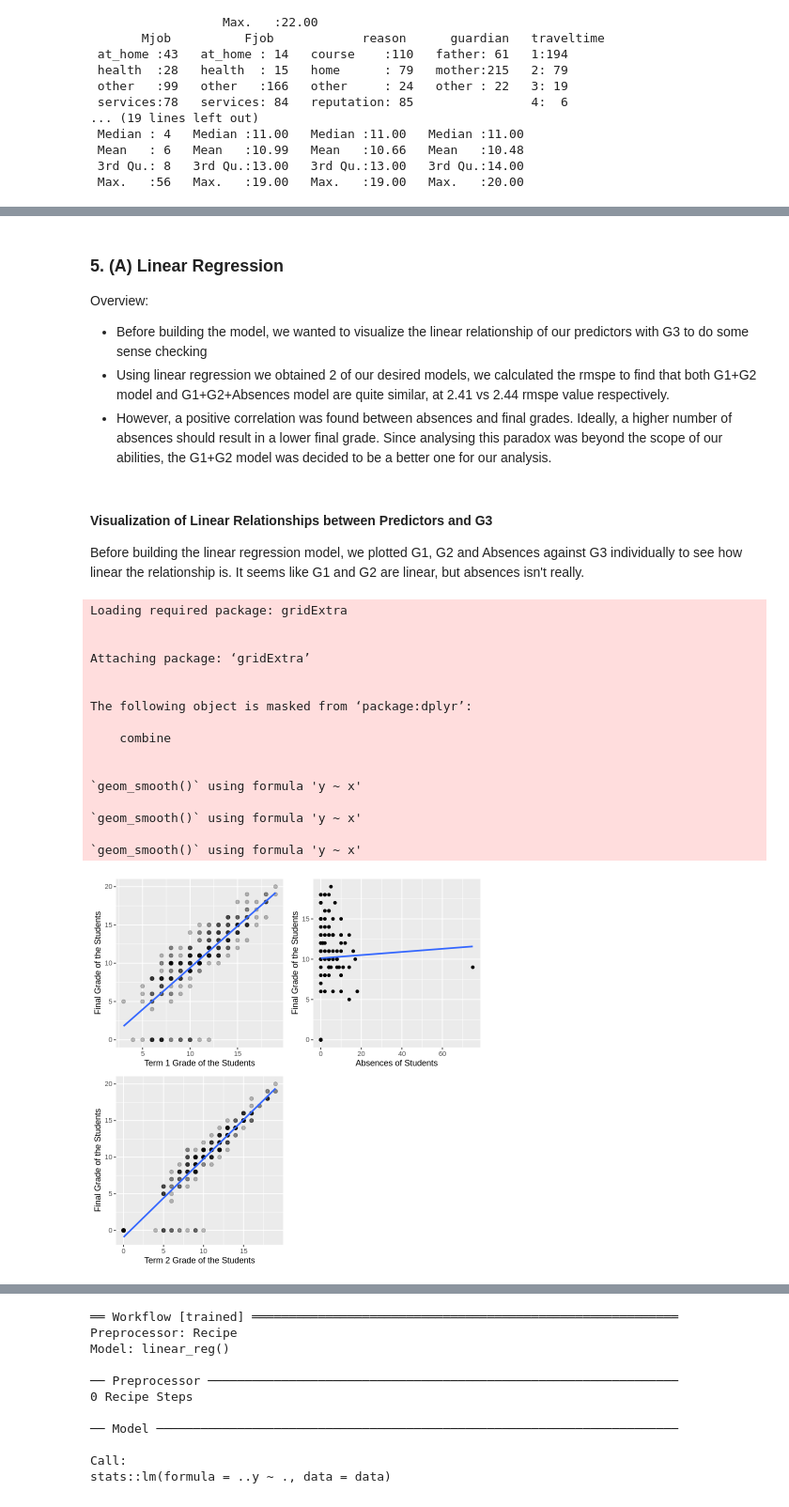
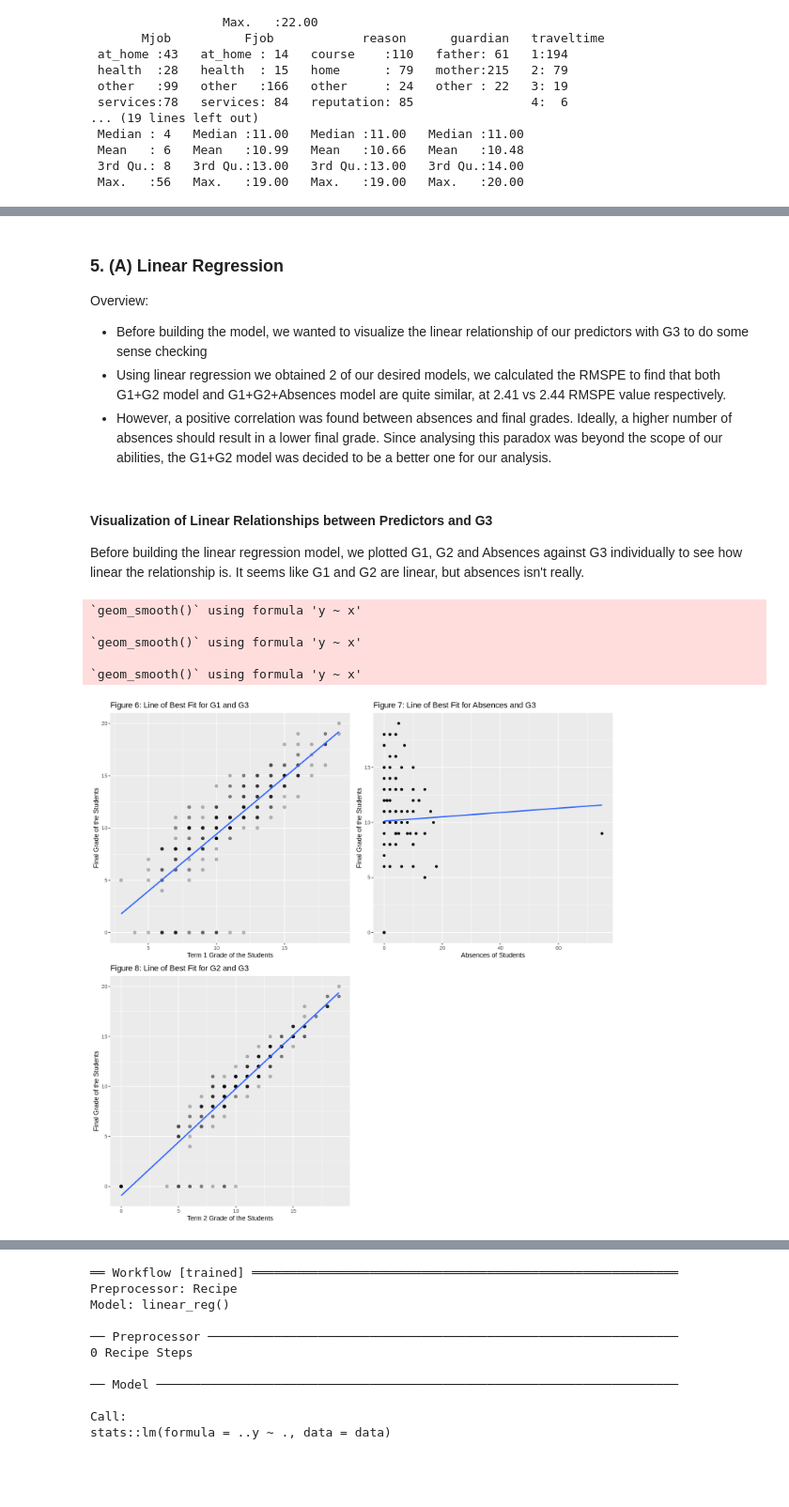
Before and after one commit to reubenjosephjohn/DSCI100_project, a Jupyter notebook: project_report_updatedwithwriting.ipynb, the cells around one changed output, grey strips where cells are left out. Shown at 94% size. Saved outputs shown, nothing was run; the diff lists cells and outputs as text; code cells hidden in the pictures; blank space fills up the shorter version.

```diff
--- a/project_report_updatedwithwriting.ipynb
+++ b/project_report_updatedwithwriting.ipynb
@@ -272,7 +275,7 @@ Here are our hypotheses
 
 Overview:
 - Before building the model, we wanted to visualize the linear relationship of our predictors with G3 to do some sense checking
-- Using linear regression we obtained 2 of our desired models, we calculated the rmspe to find that both G1+G2 model and G1+G2+Absences model are quite similar, at 2.41 vs 2.44 rmspe value respectively.
+- Using linear regression we obtained 2 of our desired models, we calculated the RMSPE to find that both G1+G2 model and G1+G2+Absences model are quite similar, at 2.41 vs 2.44 RMSPE value respectively.
 - However, a positive correlation was found between absences and final grades. Ideally, a higher number of absences should result in a lower final grade. Since analysing this paradox was beyond the scope of our abilities, the G1+G2 model was decided to be a better one for our analysis.
 # %% [markdown]
 #### Visualization of Linear Relationships between Predictors and G3
@@ -281,48 +284,43 @@ Before building the linear regression model, we plotted G1, G2 and Absences agai
 # %%
 set.seed(1)
 require(gridExtra)
+options(repr.plot.width = 12, repr.plot.height = 12)
+
+
 # Visualizing the model predictions as a straight line overlaid on the training data
 lm_predictions_2 <- student_train %>%
     ggplot(aes(x = G1, y = G3)) +
         geom_point(alpha = 0.25, size = 2) +
         geom_smooth(method = "lm", se = FALSE) +
         xlab("Term 1 Grade of the Students") +
-        ylab("Final Grade of the Students")
-#         theme(text = element_text(size = 20))
+        ylab("Final Grade of the Students") +
+        ggtitle("Figure 6: Line of Best Fit for G1 and G3")
+
 
 # Visualizing the model predictions as a straight line overlaid on the test data
 lm_predictions_test_2 <- student_test %>%
     ggplot(aes(x=absences, y=G3)) +
         geom_point()+
         labs(x="Absences of Students", y="Final Grade of the Students")+
-        geom_smooth(method = "lm", se= FALSE)
+        geom_smooth(method = "lm", se= FALSE) +
+        ggtitle("Figure 7: Line of Best Fit for Absences and G3")
 
 # Visualizing the model predictions as a straight line overlaid on the training data
 lm_predictions_3 <- student_train %>%
     ggplot(aes(x = G2, y = G3)) +
         geom_point(alpha = 0.25, size = 2) +
         geom_smooth(method = "lm", se = FALSE) +
         xlab("Term 2 Grade of the Students") +
-        ylab("Final Grade of the Students")
-#         theme(text = element_text(size = 20))
+        ylab("Final Grade of the Students") +
+        ggtitle("Figure 8: Line of Best Fit for G2 and G3")
+
 
 
 plot_grid(lm_predictions_2, lm_predictions_test_2, lm_predictions_3)
 # %% [output]
-Loading required package: gridExtra
-
-
-Attaching package: ‘gridExtra’
-
-
-The following object is masked from ‘package:dplyr’:
-
-    combine
-
-
 `geom_smooth()` using formula 'y ~ x'
 
 `geom_smooth()` using formula 'y ~ x'
 
 `geom_smooth()` using formula 'y ~ x'
-[figure, old version]
+[figure, new version]
```
Also changed, not shown: parts of 32 cells of this notebook.
